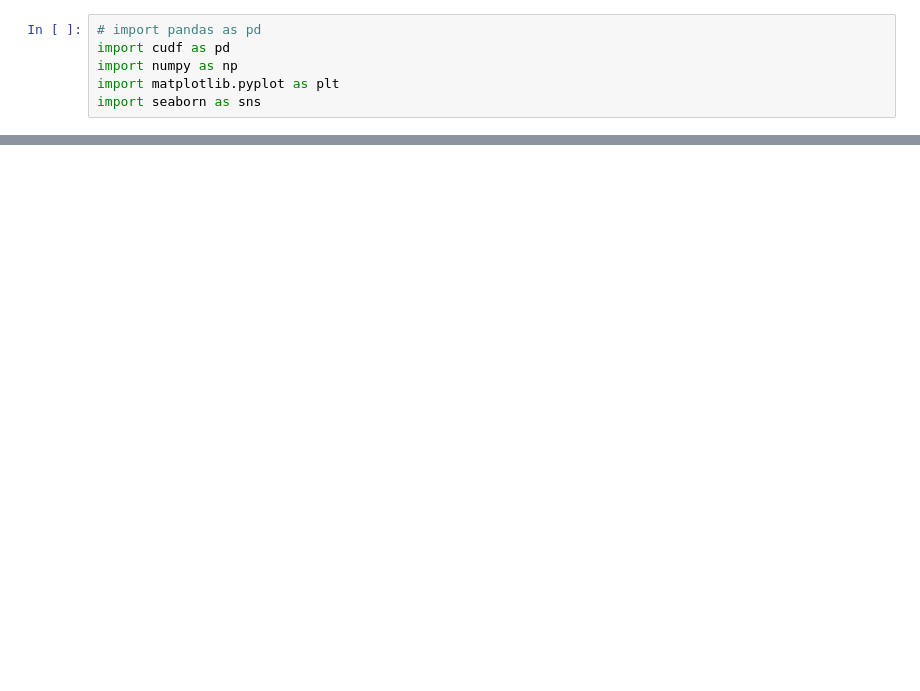
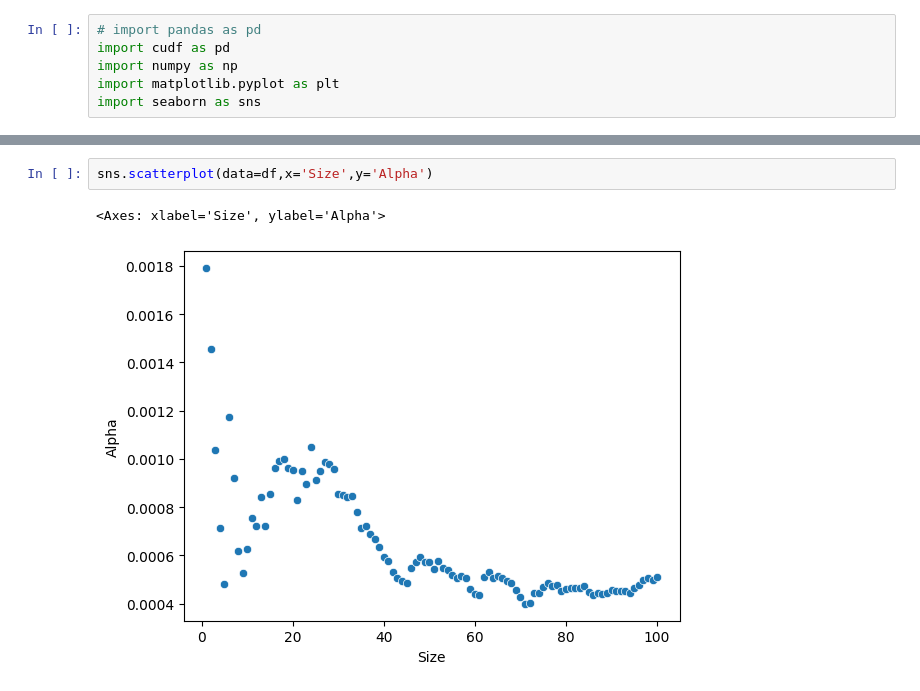
Before and after one commit to andrewhall1124/backtester, a Jupyter notebook: testing/results.ipynb, the cells around one changed output, grey strips where cells are left out. Cells and saved outputs as stored; diff of their text form; blank space fills up the shorter version.

```diff
--- a/testing/results.ipynb
+++ b/testing/results.ipynb
@@ -65,0 +52,5 @@ sns.scatterplot(data=df,x='Size',y='Correlation')
+# %%
+sns.scatterplot(data=df,x='Size',y='Alpha')
+# %% [output]
+<Axes: xlabel='Size', ylabel='Alpha'>
+[figure, added]
```
Also changed, not shown: parts of 7 cells of this notebook, 3 other files.
